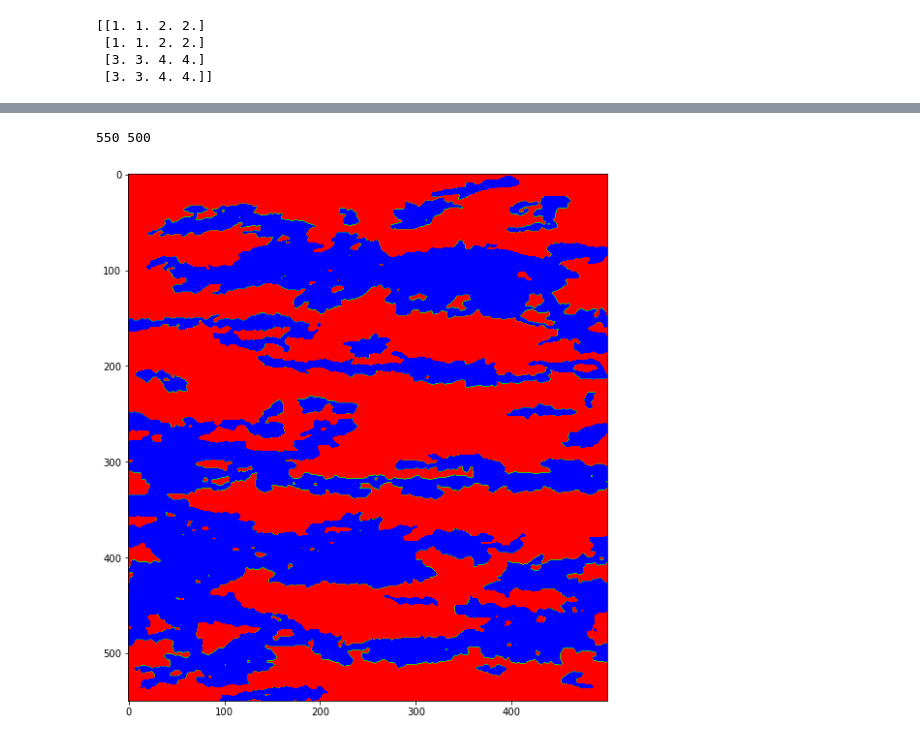
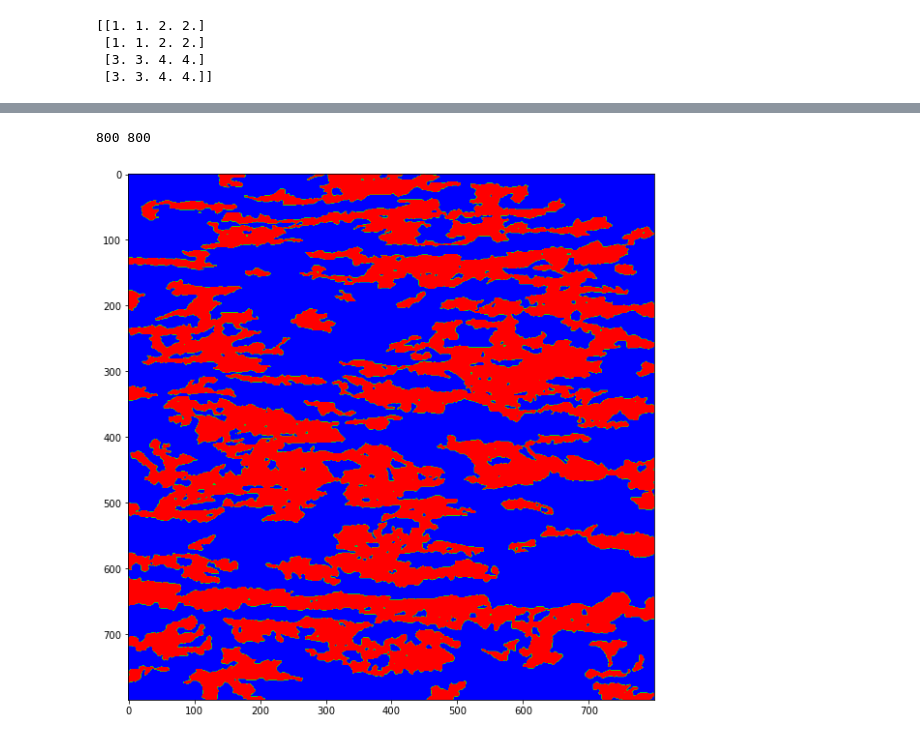
Before and after one commit to KrzysiekJa/grain-images-analytics, a Jupyter notebook: notebook.ipynb, the cells around one changed output, grey strips where cells are left out. Cells and saved outputs as stored; diff of their text form; code cells hidden in the pictures.

Commit message:
Everything done to the moment of obtaining artificial grains thanks to optimalization

```diff
--- a/notebook.ipynb
+++ b/notebook.ipynb
@@ -14,3 +11,9 @@ df = pd.read_csv("CP800_initial_3rd_RD_ND_EP_ebsd_output.txt",sep='\t')
+# %%
+flag = 0
+if flag:
+    df = pd.read_csv("CP800_initial_3rd_RD_ND_EP_ebsd_output.txt",sep='\t')
+else:
+    df = pd.read_csv("CP800_initial_IMM_nano_2_ebsd_output.txt",sep='\t')
 # %%
 print(df.shape)
 print(df['X'].max() *10, df['Y'].max() *10)
@@ -162,5 +169,5 @@ plt.show()
 # %%
-def image_binarization_by_grain(row_range, col_range, values, phase):
+def image_binarization_by_phase(row_range, col_range, values, phase):
     image_tab = np.zeros((row_range+1, col_range+1))
 
     print(row_range+1, col_range+1)
@@ -179,14 +186,15 @@ def image_binarization_by_grain(row_range, col_range, values, phase):
 
     return image_tab
 # %%
-phase_image_matrix = image_binarization_by_grain(int(data_to_show['Y'].max() *10), int(data_to_show['X'].max() *10), data_to_show['Phase'].to_numpy(), 3)
+phase_image_matrix = image_binarization_by_phase(int(data_to_show['Y'].max()*10), int(data_to_show['X'].max()*10),\
+                                                  data_to_show['Phase'].values, 3)
 # %% [output]
-550 500
+800 800
 # %%
-plt.imshow(phase_image_matrix, cmap=cmap)
+plt.imshow(phase_image_matrix, cmap=cmap.reversed())
 plt.show()
 # %% [output]
-[figure, old version]
+[figure, new version]
 # %%
 def image_color_segmentation(input_tab, grains):
         output_tab = np.copy(input_tab)
```
Also changed, not shown: parts of 73 cells of this notebook, 1 other file.
